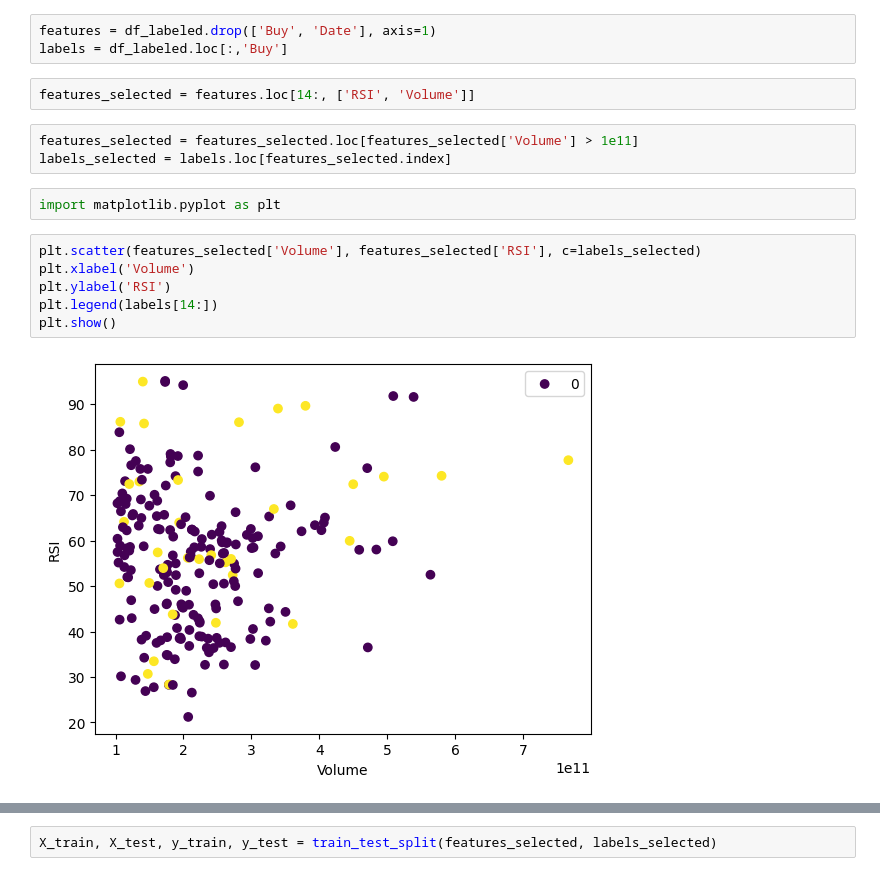
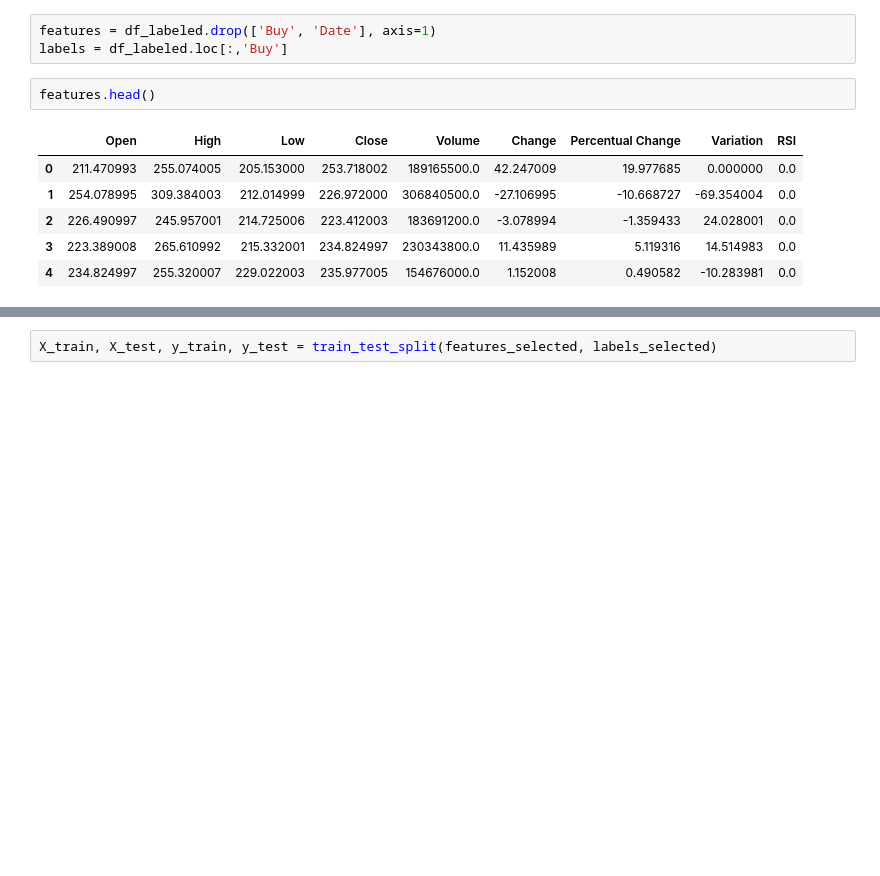
Before and after one commit to oriolmp/BitcoinAnalysis, a Jupyter notebook: data_exploration.ipynb, the cells around one changed output, grey strips where cells are left out. Drawn from its saved outputs; the diff is of its cells as text; blank space fills up the shorter version.

```diff
--- a/data_exploration.ipynb
+++ b/data_exploration.ipynb
@@ -141,18 +123,12 @@ Name: Percentual Change, dtype: float64
 # %%
 features = df_labeled.drop(['Buy', 'Date'], axis=1)
 labels = df_labeled.loc[:,'Buy']
-# %%
-features_selected = features.loc[14:, ['RSI', 'Volume']]
-# %%
-features_selected = features_selected.loc[features_selected['Volume'] > 1e11]
-labels_selected = labels.loc[features_selected.index]
-# %%
-import matplotlib.pyplot as plt
-# %%
-plt.scatter(features_selected['Volume'], features_selected['RSI'], c=labels_selected)
-plt.xlabel('Volume')
-plt.ylabel('RSI')
-plt.legend(labels[14:])
-plt.show()
-# %% [output]
-[figure, removed]
+# %%
+features.head()
+# %% [output]
+|  | Open | High | Low | Close | Volume | Change | Percentual Change | Variation | RSI |
+| 0 | 211.470993 | 255.074005 | 205.153000 | 253.718002 | 189165500.0 | 42.247009 | 19.977685 | 0.000000 | 0.0 |
+| 1 | 254.078995 | 309.384003 | 212.014999 | 226.972000 | 306840500.0 | -27.106995 | -10.668727 | -69.354004 | 0.0 |
+| 2 | 226.490997 | 245.957001 | 214.725006 | 223.412003 | 183691200.0 | -3.078994 | -1.359433 | 24.028001 | 0.0 |
+| 3 | 223.389008 | 265.610992 | 215.332001 | 234.824997 | 230343800.0 | 11.435989 | 5.119316 | 14.514983 | 0.0 |
+| 4 | 234.824997 | 255.320007 | 229.022003 | 235.977005 | 154676000.0 | 1.152008 | 0.490582 | -10.283981 | 0.0 |
```
Also changed, not shown: parts of 22 cells of this notebook.
